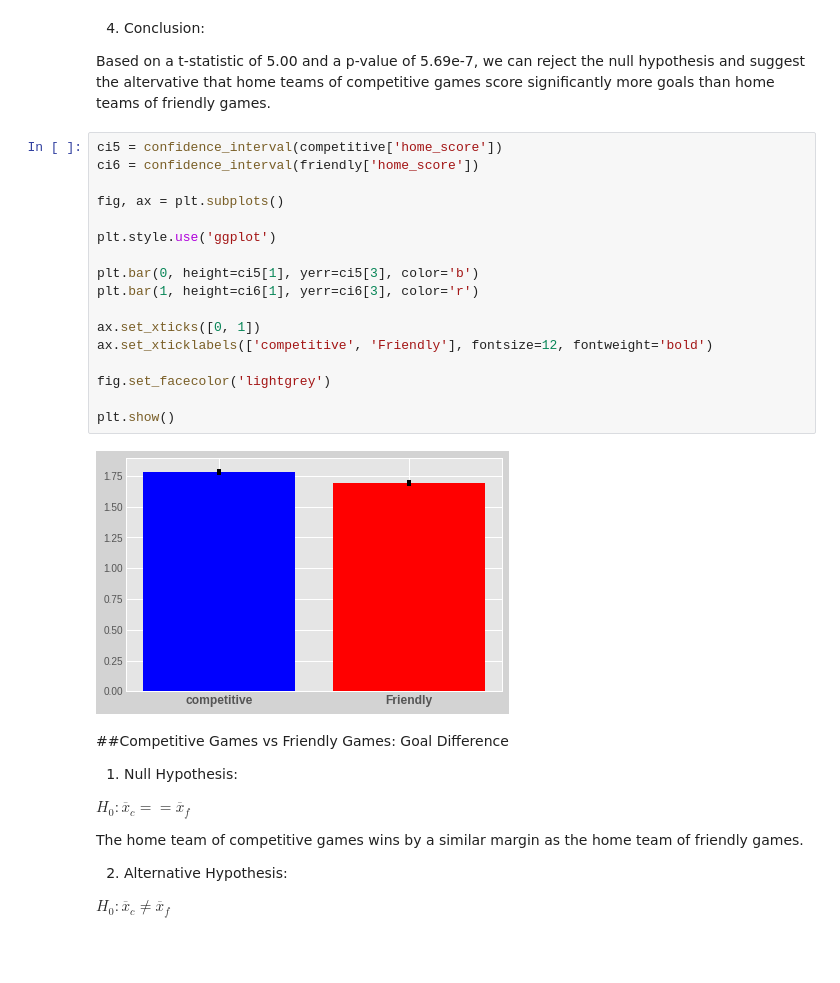
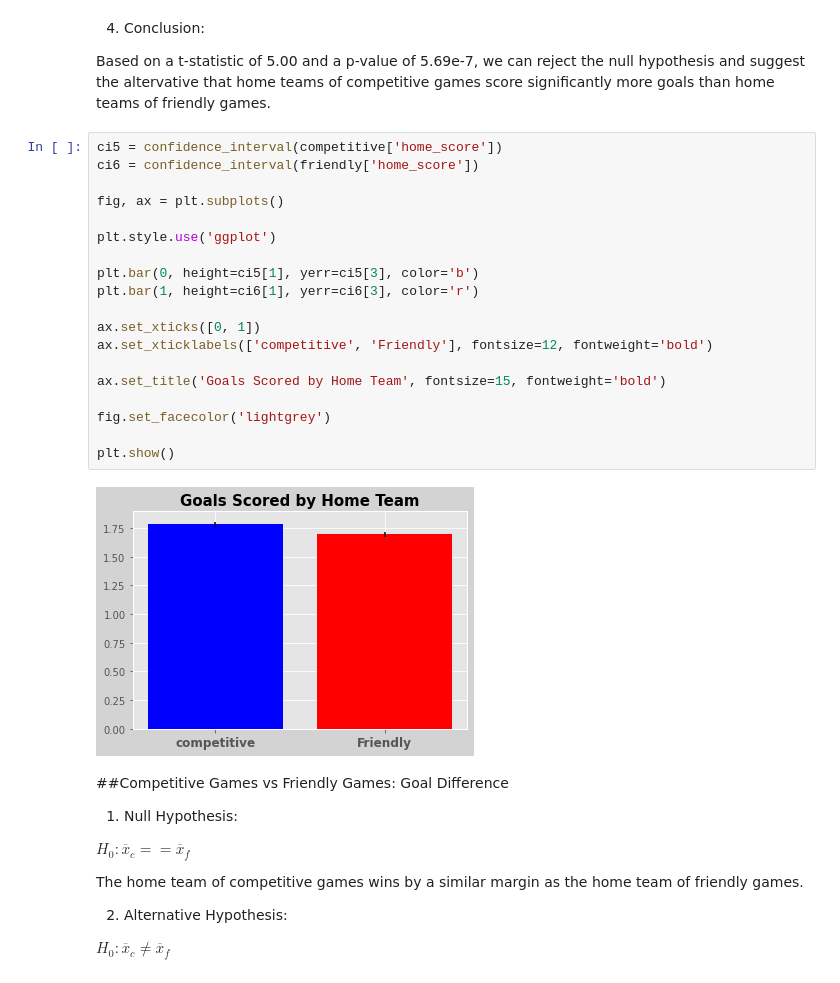
Before and after one commit to Tristan-Brown1096/DS18_Unit_1_Build_Week_Project, a Jupyter notebook: unit_1_build_week_project.ipynb, the cells around one changed output. Drawn from its saved outputs; the diff is of its cells as text; blank space fills up the shorter version.

```diff
--- a/unit_1_build_week_project.ipynb
+++ b/unit_1_build_week_project.ipynb
@@ -382,22 +387,24 @@ Based on a t-statistic of 5.00 and a p-value of 5.69e-7, we can reject the null
 # %%
 ci5 = confidence_interval(competitive['home_score'])
 ci6 = confidence_interval(friendly['home_score'])
 
 fig, ax = plt.subplots()
 
 plt.style.use('ggplot')
 
 plt.bar(0, height=ci5[1], yerr=ci5[3], color='b')
 plt.bar(1, height=ci6[1], yerr=ci6[3], color='r')
 
 ax.set_xticks([0, 1])
 ax.set_xticklabels(['competitive', 'Friendly'], fontsize=12, fontweight='bold')
 
+ax.set_title('Goals Scored by Home Team', fontsize=15, fontweight='bold')
+
 fig.set_facecolor('lightgrey')
 
 plt.show()
 # %% [output]
-[figure, old version]
+[figure, new version]
 # %% [markdown]
 ##Competitive Games vs Friendly Games: Goal Difference
 1) Null Hypothesis:
```
Also changed, not shown: parts of 4 cells of this notebook.
